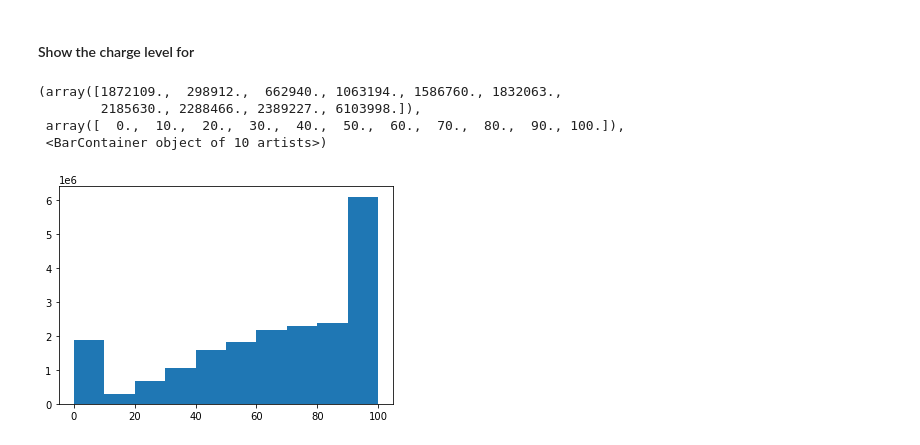
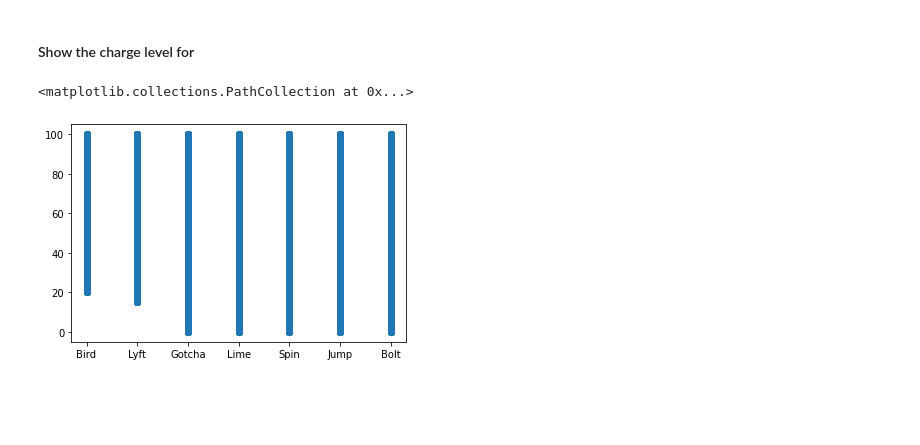
Before and after one commit to derektprice/mapping_scooters_nashville_python, a Jupyter notebook: notebooks/2_EDA_scooters_nashville.ipynb, the cells around one changed output. Cells and saved outputs as stored; diff of their text form; code cells hidden in the pictures; blank space fills up the shorter version.

Commit message:
finally getting my functions figured out

```diff
--- a/notebooks/2_EDA_scooters_nashville.ipynb
+++ b/notebooks/2_EDA_scooters_nashville.ipynb
@@ -246,10 +246,7 @@ Text(0.5, 1.0, 'Companies and Charge Levels in July')
 # %% [markdown]
 #### Show the charge level for
 # %%
-plt.hist('chargelevel', bins=10, data=may)
+plt.scatter('companyname', 'chargelevel', data=may)
 # %% [output]
-(array([1872109.,  298912.,  662940., 1063194., 1586760., 1832063.,
-        2185630., 2288466., 2389227., 6103998.]),
- array([  0.,  10.,  20.,  30.,  40.,  50.,  60.,  70.,  80.,  90., 100.]),
- <BarContainer object of 10 artists>)
+<matplotlib.collections.PathCollection at 0x...>
-[figure, old version]
+[figure, new version]
```
Also changed, not shown: parts of 14 cells of this notebook.
